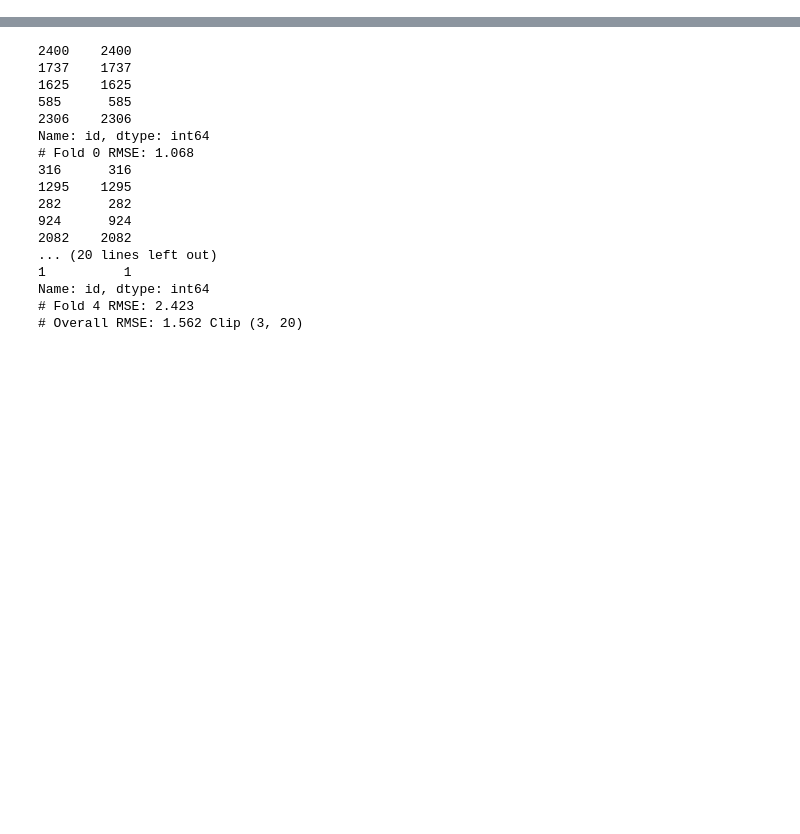
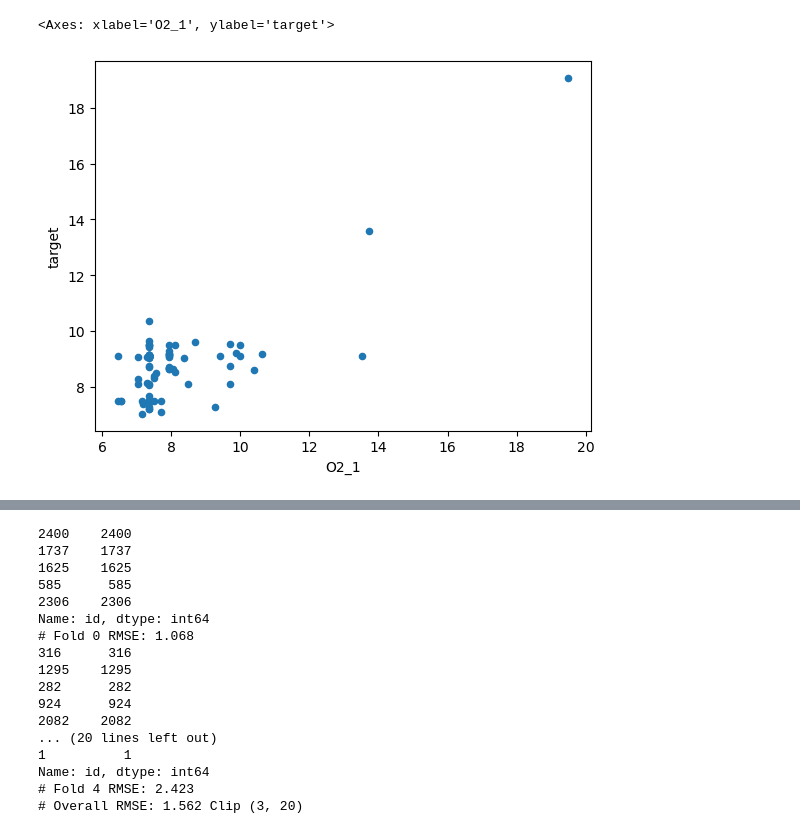
Before and after one commit to LazyDart/KaggleS3E21, a Jupyter notebook: data_creation.ipynb, the cells around one changed output, grey strips where cells are left out. Saved outputs shown, nothing was run; the diff lists cells and outputs as text; code cells hidden in the pictures; blank space fills up the shorter version.

```diff
--- a/data_creation.ipynb
+++ b/data_creation.ipynb
@@ -102,0 +157,5 @@ Name: id, dtype: int64
+# %%
+df.loc[(df["O2_2"] == 40.9) & (df.target.between(0, 20)) & (df["O2_1"].between(0, 20)), ["O2_1", "target"]].plot.scatter(x="O2_1", y="target")
+# %% [output]
+<Axes: xlabel='O2_1', ylabel='target'>
+[figure, added]
```
Also changed, not shown: parts of 48 cells of this notebook.
